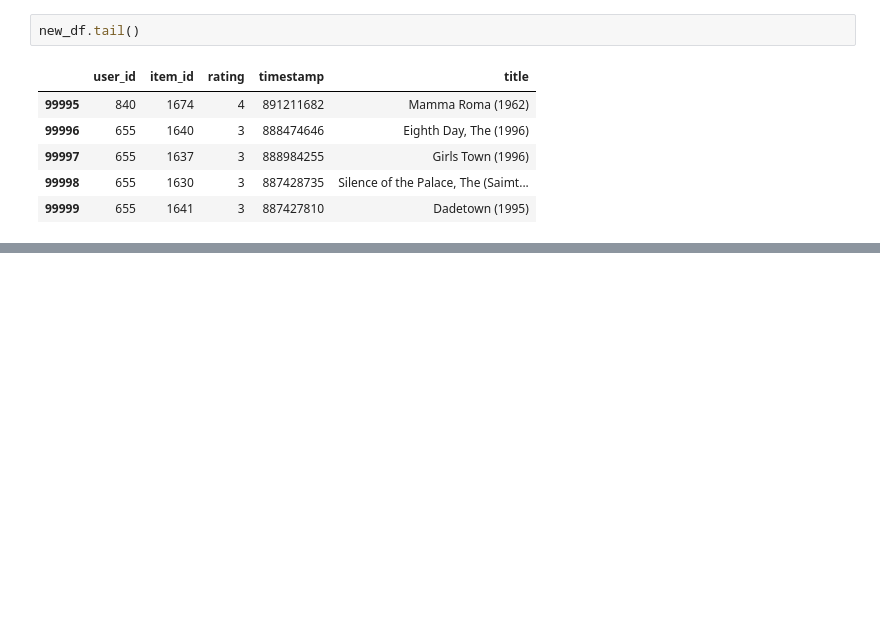
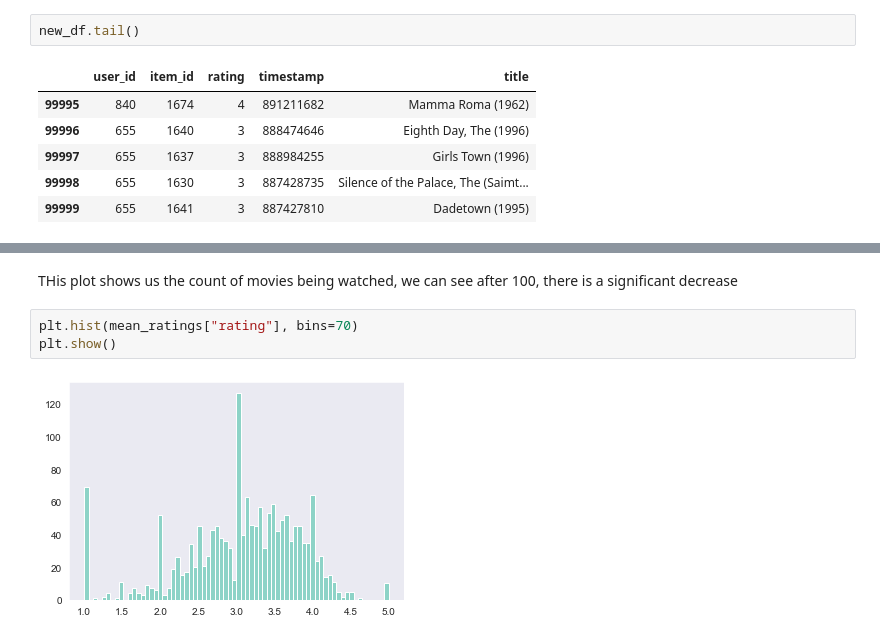
Before and after one commit to utkarshgupta2504/Data-Science, a Jupyter notebook: Movie Recommendation System/movieRecommendation.ipynb, the cells around one changed output, grey strips where cells are left out. Saved outputs shown, nothing was run; the diff lists cells and outputs as text; blank space fills up the shorter version.

```diff
--- a/Movie Recommendation System/movieRecommendation.ipynb
+++ b/Movie Recommendation System/movieRecommendation.ipynb
@@ -125,0 +237,7 @@ new_df.tail()
+# %% [markdown]
+THis plot shows us the count of movies being watched, we can see after 100, there is a significant decrease
+# %%
+plt.hist(mean_ratings["rating"], bins=70)
+plt.show()
+# %% [output]
+[figure, added]
```
Also changed, not shown: parts of 15 cells of this notebook.
